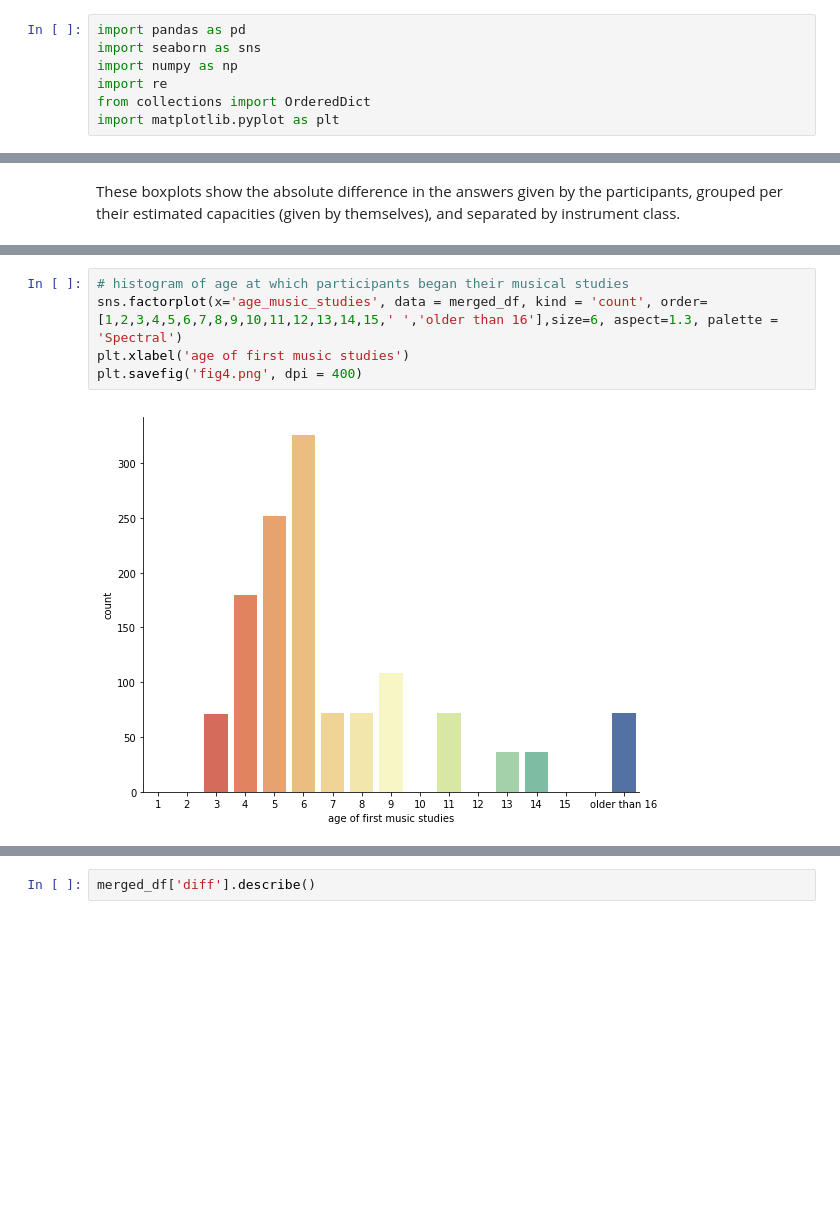
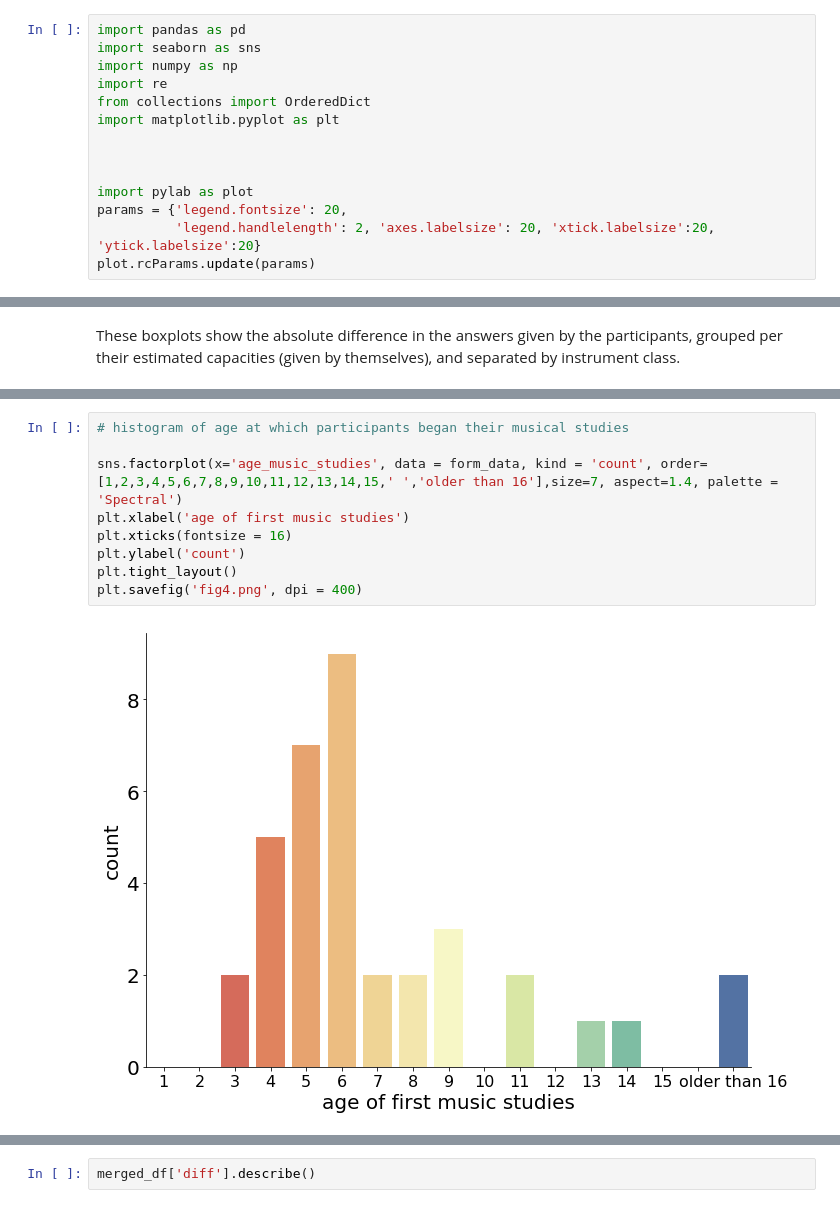
Before and after one commit to adescombes/digital_musicology_project, a Jupyter notebook: data_wrangling.ipynb, the cells around one changed output, grey strips where cells are left out. Cells and saved outputs as stored; diff of their text form; blank space fills up the shorter version.

```diff
--- a/data_wrangling.ipynb
+++ b/data_wrangling.ipynb
@@ -5,3 +5,10 @@ import numpy as np
 import re
 from collections import OrderedDict
 import matplotlib.pyplot as plt
+
+
+
+import pylab as plot
+params = {'legend.fontsize': 20,
+          'legend.handlelength': 2, 'axes.labelsize': 20, 'xtick.labelsize':20, 'ytick.labelsize':20}
+plot.rcParams.update(params)
@@ -226,8 +234,12 @@ plt.savefig('fig3.png', dpi = 400)
 # %%
 # histogram of age at which participants began their musical studies
-sns.factorplot(x='age_music_studies', data = merged_df, kind = 'count', order=[1,2,3,4,5,6,7,8,9,10,11,12,13,14,15,' ','older than 16'],size=6, aspect=1.3, palette = 'Spectral')
+
+sns.factorplot(x='age_music_studies', data = form_data, kind = 'count', order=[1,2,3,4,5,6,7,8,9,10,11,12,13,14,15,' ','older than 16'],size=7, aspect=1.4, palette = 'Spectral')
 plt.xlabel('age of first music studies')
+plt.xticks(fontsize = 16)
+plt.ylabel('count')
+plt.tight_layout()
 plt.savefig('fig4.png', dpi = 400)
 # %% [output]
-[figure, old version]
+[figure, new version]
 # %%
```
Also changed, not shown: parts of 37 cells of this notebook, 41 other files.
